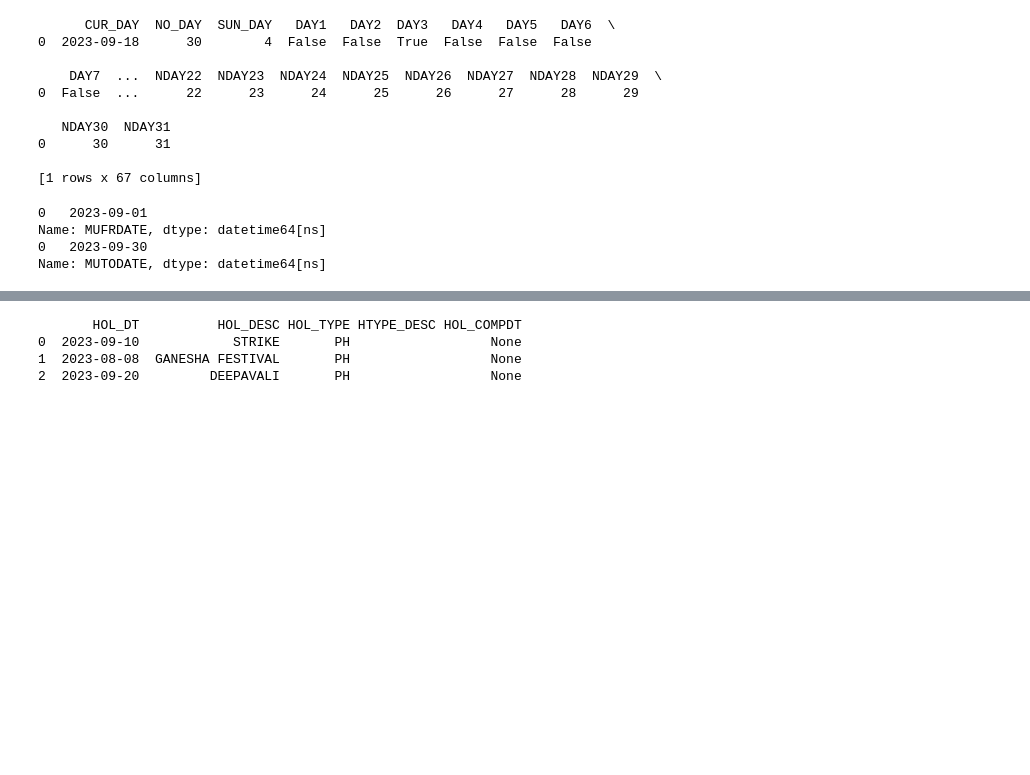
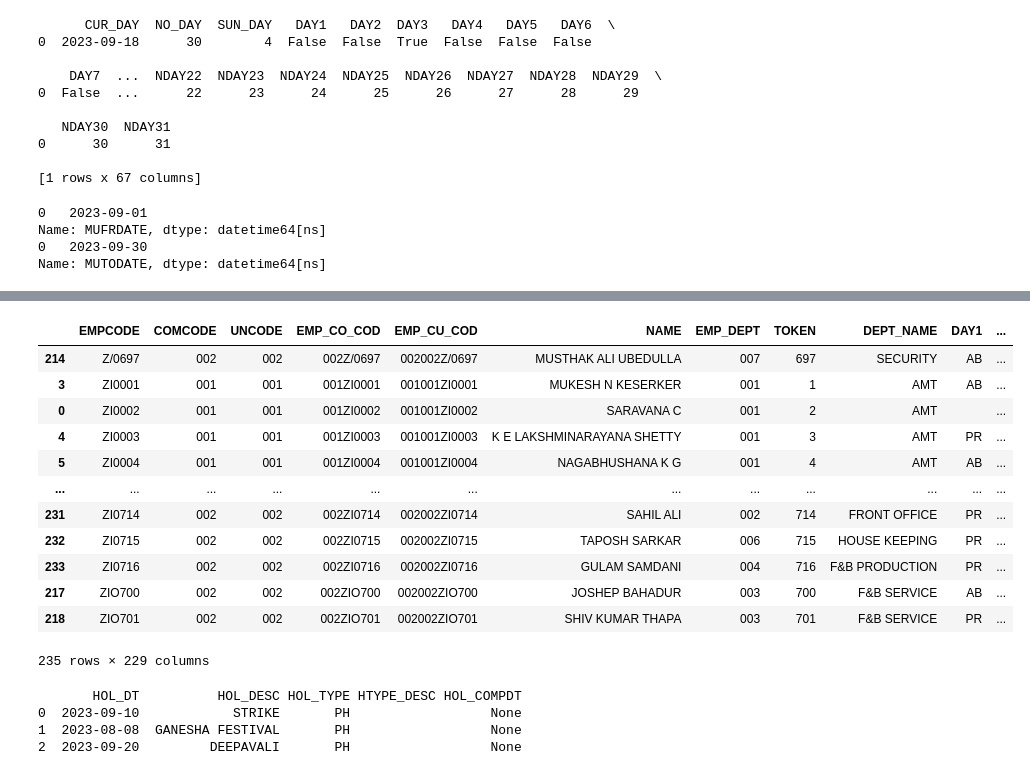
Before and after one commit to RakshithManjunath/VFPPython, a Jupyter notebook: payroll.ipynb, the cells around one changed output, grey strips where cells are left out. Drawn from its saved outputs; the diff is of its cells as text; code cells hidden in the pictures; blank space fills up the shorter version.

```diff
--- a/payroll.ipynb
+++ b/payroll.ipynb
@@ -69,0 +109,10 @@ Name: MUTODATE, dtype: datetime64[ns]
+# %%
+muster_only_false = muster_df[muster_df['DEL'] == False]
+# %%
+muster_df['DATE_LEAVE'] = pd.to_datetime(muster_df['DATE_LEAVE'])
+
+mask = (muster_df['DATE_LEAVE'] >= start_date.min()) & (muster_df['DATE_LEAVE'] <= end_date.max())
+filtered_muster_df = muster_df.loc[mask]
+filtered_muster_df
+
+# muster_df[muster_df['DATE_LEAVE'].notna()]['DEL']
@@ -70,3 +125,20 @@ Name: MUTODATE, dtype: datetime64[ns]
+# %%
+merged_muster = pd.concat([filtered_muster_df,muster_only_false],ignore_index=True)
+merged_muster.sort_values(by=['EMPCODE'])
+# %% [output]
+|  | EMPCODE | COMCODE | UNCODE | EMP_CO_COD | EMP_CU_COD | NAME | EMP_DEPT | TOKEN | DEPT_NAME | DAY1 | ... |
+| 214 | Z/0697 | 002 | 002 | 002Z/0697 | 002002Z/0697 | MUSTHAK ALI UBEDULLA | 007 | 697 | SECURITY | AB | ... |
+| 3 | ZI0001 | 001 | 001 | 001ZI0001 | 001001ZI0001 | MUKESH N KESERKER | 001 | 1 | AMT | AB | ... |
+| 0 | ZI0002 | 001 | 001 | 001ZI0002 | 001001ZI0002 | SARAVANA C | 001 | 2 | AMT |  | ... |
+| 4 | ZI0003 | 001 | 001 | 001ZI0003 | 001001ZI0003 | K E LAKSHMINARAYANA SHETTY | 001 | 3 | AMT | PR | ... |
+| 5 | ZI0004 | 001 | 001 | 001ZI0004 | 001001ZI0004 | NAGABHUSHANA K G | 001 | 4 | AMT | AB | ... |
+| ... | ... | ... | ... | ... | ... | ... | ... | ... | ... | ... | ... |
+| 231 | ZI0714 | 002 | 002 | 002ZI0714 | 002002ZI0714 | SAHIL ALI | 002 | 714 | FRONT OFFICE | PR | ... |
+| 232 | ZI0715 | 002 | 002 | 002ZI0715 | 002002ZI0715 | TAPOSH SARKAR | 006 | 715 | HOUSE KEEPING | PR | ... |
+| 233 | ZI0716 | 002 | 002 | 002ZI0716 | 002002ZI0716 | GULAM SAMDANI | 004 | 716 | F&B PRODUCTION | PR | ... |
+| 217 | ZIO700 | 002 | 002 | 002ZIO700 | 002002ZIO700 | JOSHEP BAHADUR | 003 | 700 | F&B SERVICE | AB | ... |
+| 218 | ZIO701 | 002 | 002 | 002ZIO701 | 002002ZIO701 | SHIV KUMAR THAPA | 003 | 701 | F&B SERVICE | PR | ... |
+235 rows × 229 columns
 # %%
 holmast_table = DBF('D:/ZIONtest/holmast.dbf', load=True)
 holmast_df = pd.DataFrame(iter(holmast_table))
```
Also changed, not shown: parts of 4 cells of this notebook, 1 other file.
